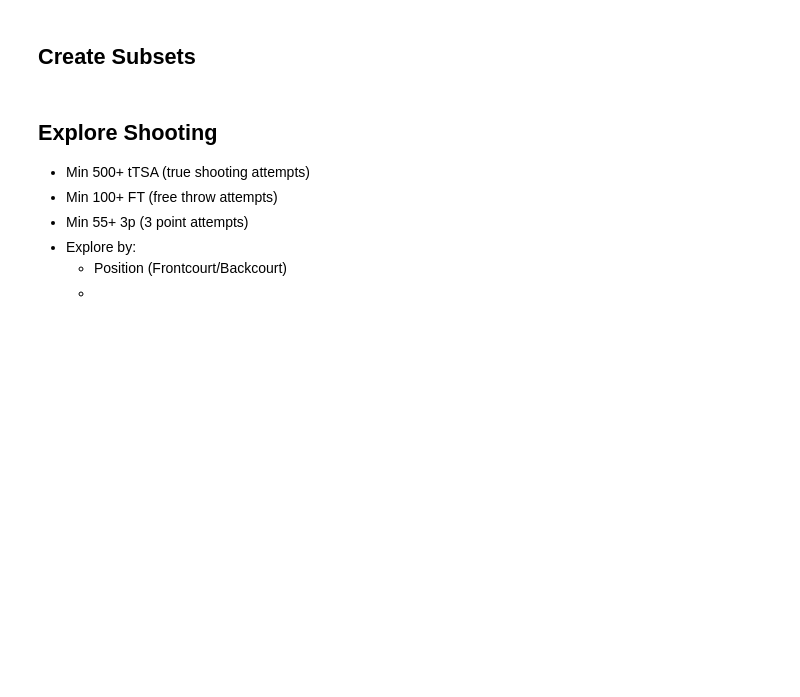
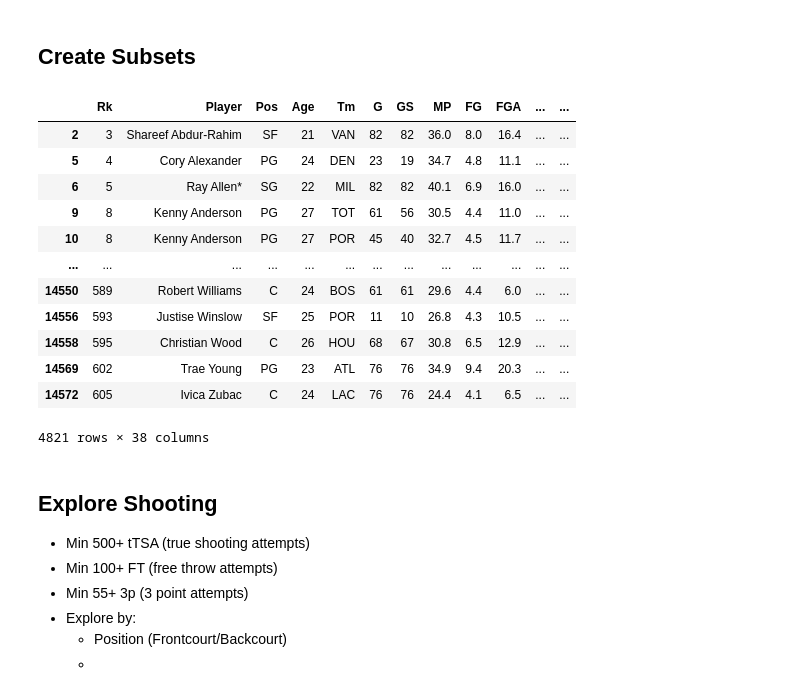
Before and after one commit to joshua-shorterivey/basic_basketball_analysis, a Jupyter notebook: explore.ipynb, the cells around one changed output. Drawn from its saved outputs; the diff is of its cells as text; code cells hidden in the pictures; blank space fills up the shorter version.

```diff
--- a/explore.ipynb
+++ b/explore.ipynb
@@ -77,8 +77,5 @@ stats['t3PA'] = round(stats['3PA'] * stats['G'], 0)
 stats['t2PA'] = round(stats['2PA'] * stats['G'], 0)
 # %%
 stats['tTSA'] = stats['tFGA'] + stats['tFTA']
-# %%
-stats['starter'] = 'no'
 # %%
-mask = stats['GS'] / stats['G'] > .50
-stats[mask].loc[:, 'starter'] = 'Yes'
+stats['Starter'] = np.where(stats['GS'] / stats['G'] > .50, 'Yes', 'No')
@@ -127,6 +117,25 @@ frontcourt =  stats[mask]
 
 mask = stats['Pos'].str.contains(r'[G]', regex=True)
 backcourt = stats[mask]
+# %%
+mask = stats['Starter'] == "Yes"
+starters = stats[mask]
+# %%
+starters
+# %% [output]
+|  | Rk | Player | Pos | Age | Tm | G | GS | MP | FG | FGA | ... | ... |
+| 2 | 3 | Shareef Abdur-Rahim | SF | 21 | VAN | 82 | 82 | 36.0 | 8.0 | 16.4 | ... | ... |
+| 5 | 4 | Cory Alexander | PG | 24 | DEN | 23 | 19 | 34.7 | 4.8 | 11.1 | ... | ... |
+| 6 | 5 | Ray Allen* | SG | 22 | MIL | 82 | 82 | 40.1 | 6.9 | 16.0 | ... | ... |
+| 9 | 8 | Kenny Anderson | PG | 27 | TOT | 61 | 56 | 30.5 | 4.4 | 11.0 | ... | ... |
+| 10 | 8 | Kenny Anderson | PG | 27 | POR | 45 | 40 | 32.7 | 4.5 | 11.7 | ... | ... |
+| ... | ... | ... | ... | ... | ... | ... | ... | ... | ... | ... | ... | ... |
+| 14550 | 589 | Robert Williams | C | 24 | BOS | 61 | 61 | 29.6 | 4.4 | 6.0 | ... | ... |
+| 14556 | 593 | Justise Winslow | SF | 25 | POR | 11 | 10 | 26.8 | 4.3 | 10.5 | ... | ... |
+| 14558 | 595 | Christian Wood | C | 26 | HOU | 68 | 67 | 30.8 | 6.5 | 12.9 | ... | ... |
+| 14569 | 602 | Trae Young | PG | 23 | ATL | 76 | 76 | 34.9 | 9.4 | 20.3 | ... | ... |
+| 14572 | 605 | Ivica Zubac | C | 24 | LAC | 76 | 76 | 24.4 | 4.1 | 6.5 | ... | ... |
+4821 rows × 38 columns
 # %% [markdown]
 ## Explore Shooting
 * Min 500+ tTSA (true shooting attempts)
```
Also changed, not shown: parts of 4 cells of this notebook.
